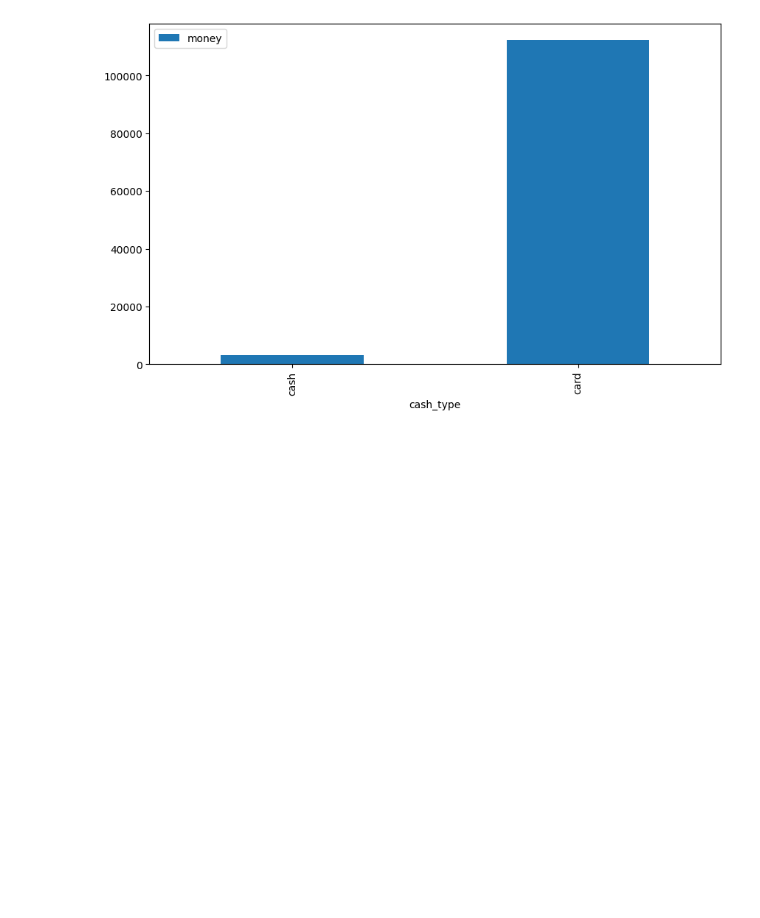
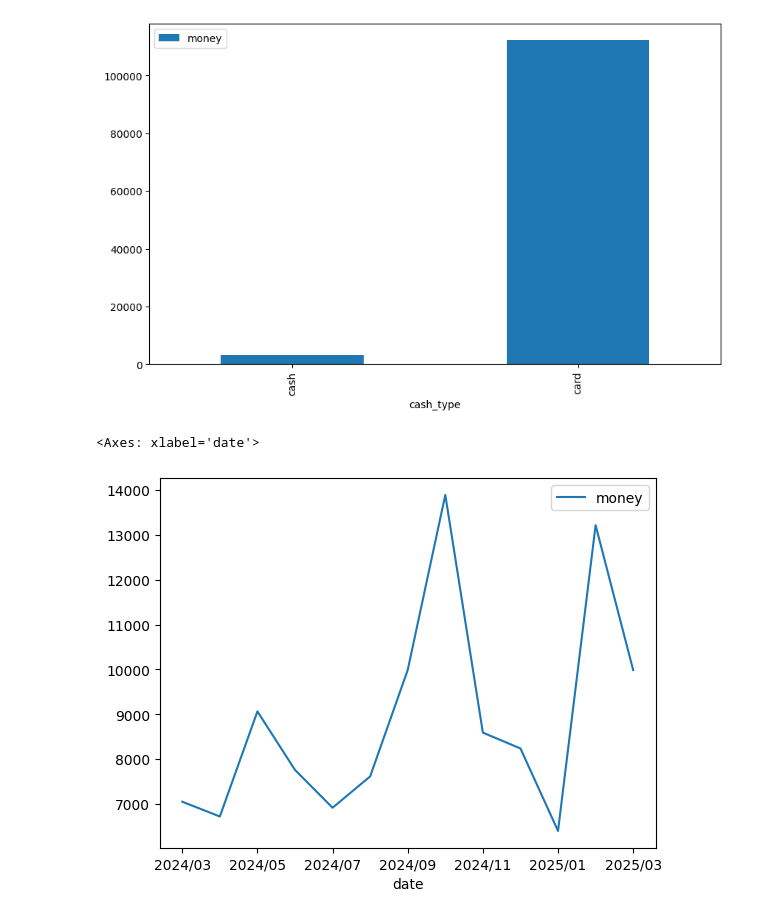
Before and after one commit to Leonardo-Ikeda/coffee-sales-analysis, a Jupyter notebook: coffee_sales_analysis.ipynb, the cells around one changed output. Saved outputs shown, nothing was run; the diff lists cells and outputs as text; code cells hidden in the pictures; blank space fills up the shorter version.

```diff
--- a/coffee_sales_analysis.ipynb
+++ b/coffee_sales_analysis.ipynb
@@ -107,3 +115,8 @@ tipo_pagamento.plot(kind='bar', figsize=(10,6));
 [figure]
 # %%
 venda_mes_ano = df.groupby(df['date'].dt.strftime('%Y/%m'))[['money']].sum()
+# %%
+venda_mes_ano.plot()
+# %% [output]
+<Axes: xlabel='date'>
+[figure, added]
```
Also changed, not shown: parts of 5 cells of this notebook.
